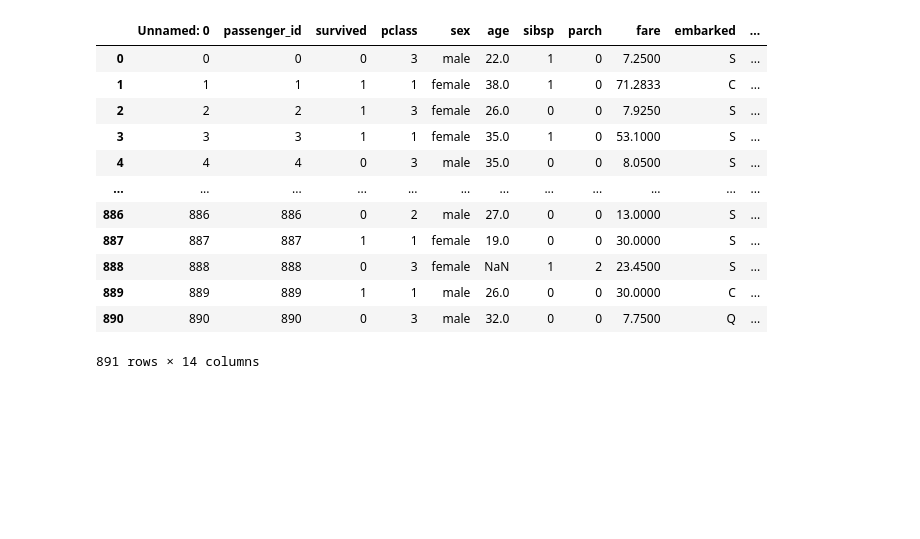
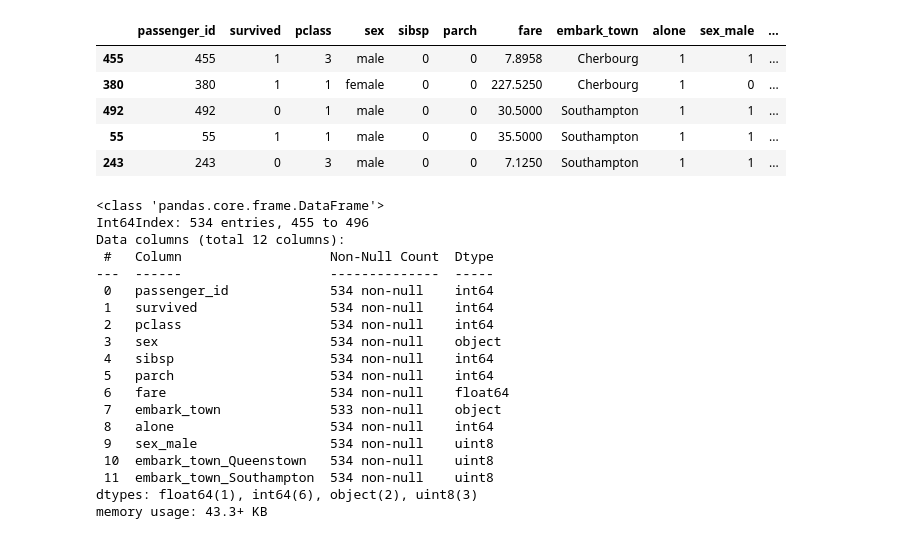
Before and after one commit to QinzhiChen/classification-exercises, a Jupyter notebook: model.ipynb, the cells around one changed output. Drawn from its saved outputs; the diff is of its cells as text; code cells hidden in the pictures; blank space fills up the shorter version.

```diff
--- a/model.ipynb
+++ b/model.ipynb
@@ -12,24 +12,7 @@ from sklearn.model_selection import train_test_split
 from sklearn.tree import DecisionTreeClassifier, plot_tree
 from sklearn.metrics import classification_report
 from sklearn.metrics import confusion_matrix
-
+import acquire
+import prepare
 import matplotlib.pyplot as plt
 import seaborn as sns
-
-# read Iris data from pydatset
-titanic = pd.read_csv('titanic.csv')
-titanic
-# %% [output]
-|  | Unnamed: 0 | passenger_id | survived | pclass | sex | age | sibsp | parch | fare | embarked | ... |
-| 0 | 0 | 0 | 0 | 3 | male | 22.0 | 1 | 0 | 7.2500 | S | ... |
-| 1 | 1 | 1 | 1 | 1 | female | 38.0 | 1 | 0 | 71.2833 | C | ... |
-| 2 | 2 | 2 | 1 | 3 | female | 26.0 | 0 | 0 | 7.9250 | S | ... |
-| 3 | 3 | 3 | 1 | 1 | female | 35.0 | 1 | 0 | 53.1000 | S | ... |
-| 4 | 4 | 4 | 0 | 3 | male | 35.0 | 0 | 0 | 8.0500 | S | ... |
-| ... | ... | ... | ... | ... | ... | ... | ... | ... | ... | ... | ... |
-| 886 | 886 | 886 | 0 | 2 | male | 27.0 | 0 | 0 | 13.0000 | S | ... |
-| 887 | 887 | 887 | 1 | 1 | female | 19.0 | 0 | 0 | 30.0000 | S | ... |
-| 888 | 888 | 888 | 0 | 3 | female | NaN | 1 | 2 | 23.4500 | S | ... |
-| 889 | 889 | 889 | 1 | 1 | male | 26.0 | 0 | 0 | 30.0000 | C | ... |
-| 890 | 890 | 890 | 0 | 3 | male | 32.0 | 0 | 0 | 7.7500 | Q | ... |
-891 rows × 14 columns
@@ -52,0 +23,33 @@ def train_validate_test_split(titanic, target,seed=123):
+# %%
+titanic_train.head()
+# %% [output]
+|  | passenger_id | survived | pclass | sex | sibsp | parch | fare | embark_town | alone | sex_male | ... |
+| 455 | 455 | 1 | 3 | male | 0 | 0 | 7.8958 | Cherbourg | 1 | 1 | ... |
+| 380 | 380 | 1 | 1 | female | 0 | 0 | 227.5250 | Cherbourg | 1 | 0 | ... |
+| 492 | 492 | 0 | 1 | male | 0 | 0 | 30.5000 | Southampton | 1 | 1 | ... |
+| 55 | 55 | 1 | 1 | male | 0 | 0 | 35.5000 | Southampton | 1 | 1 | ... |
+| 243 | 243 | 0 | 3 | male | 0 | 0 | 7.1250 | Southampton | 1 | 1 | ... |
+# %%
+titanic_train.info()
+titanic_train.drop(columns=['sex','embark_town'],inplace=True)
+titanic_validate.drop(columns=['sex','embark_town'],inplace=True)
+# %% [output]
+<class 'pandas.core.frame.DataFrame'>
+Int64Index: 534 entries, 455 to 496
+Data columns (total 12 columns):
+ #   Column                   Non-Null Count  Dtype
+---  ------                   --------------  -----
+ 0   passenger_id             534 non-null    int64
+ 1   survived                 534 non-null    int64
+ 2   pclass                   534 non-null    int64
+ 3   sex                      534 non-null    object
+ 4   sibsp                    534 non-null    int64
+ 5   parch                    534 non-null    int64
+ 6   fare                     534 non-null    float64
+ 7   embark_town              533 non-null    object
+ 8   alone                    534 non-null    int64
+ 9   sex_male                 534 non-null    uint8
+ 10  embark_town_Queenstown   534 non-null    uint8
+ 11  embark_town_Southampton  534 non-null    uint8
+dtypes: float64(1), int64(6), object(2), uint8(3)
+memory usage: 43.3+ KB
```
Also changed, not shown: parts of 65 cells of this notebook, 3 other files.
